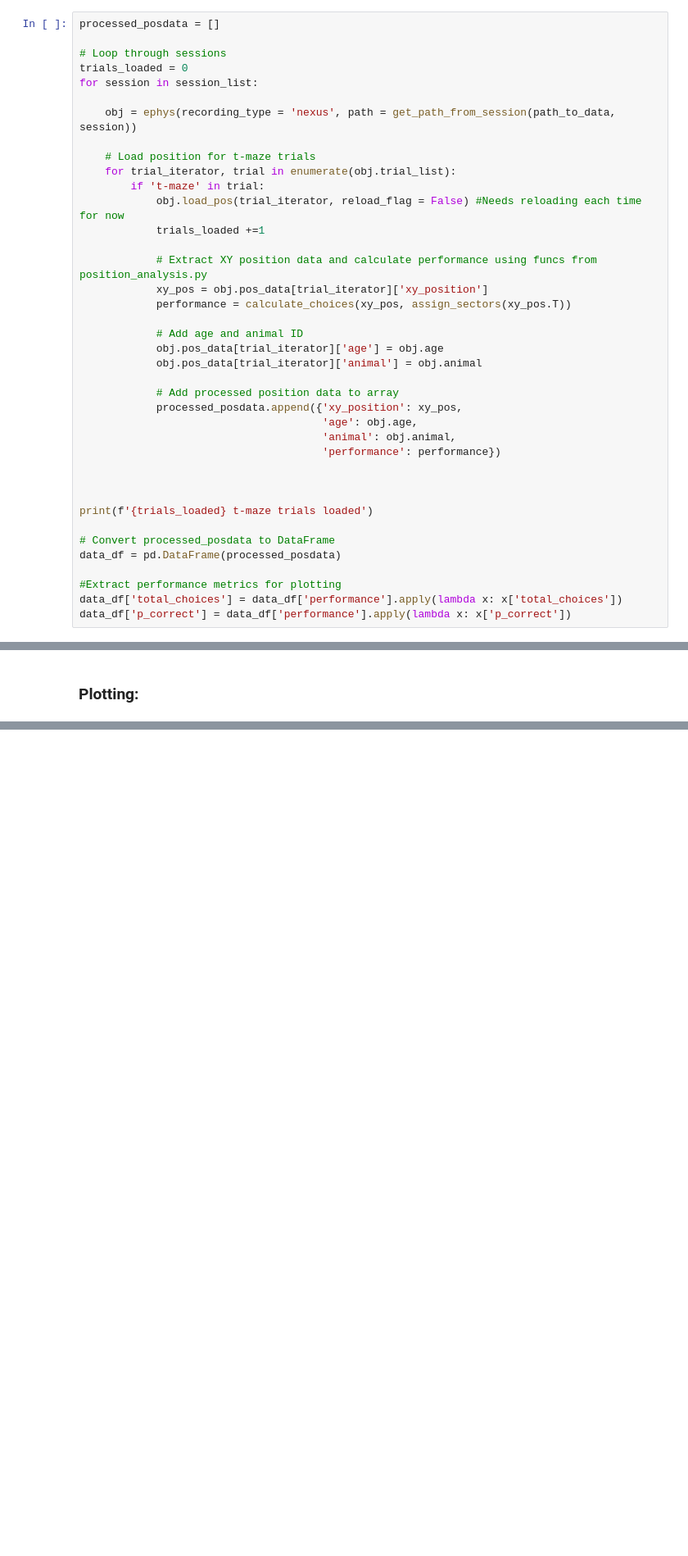
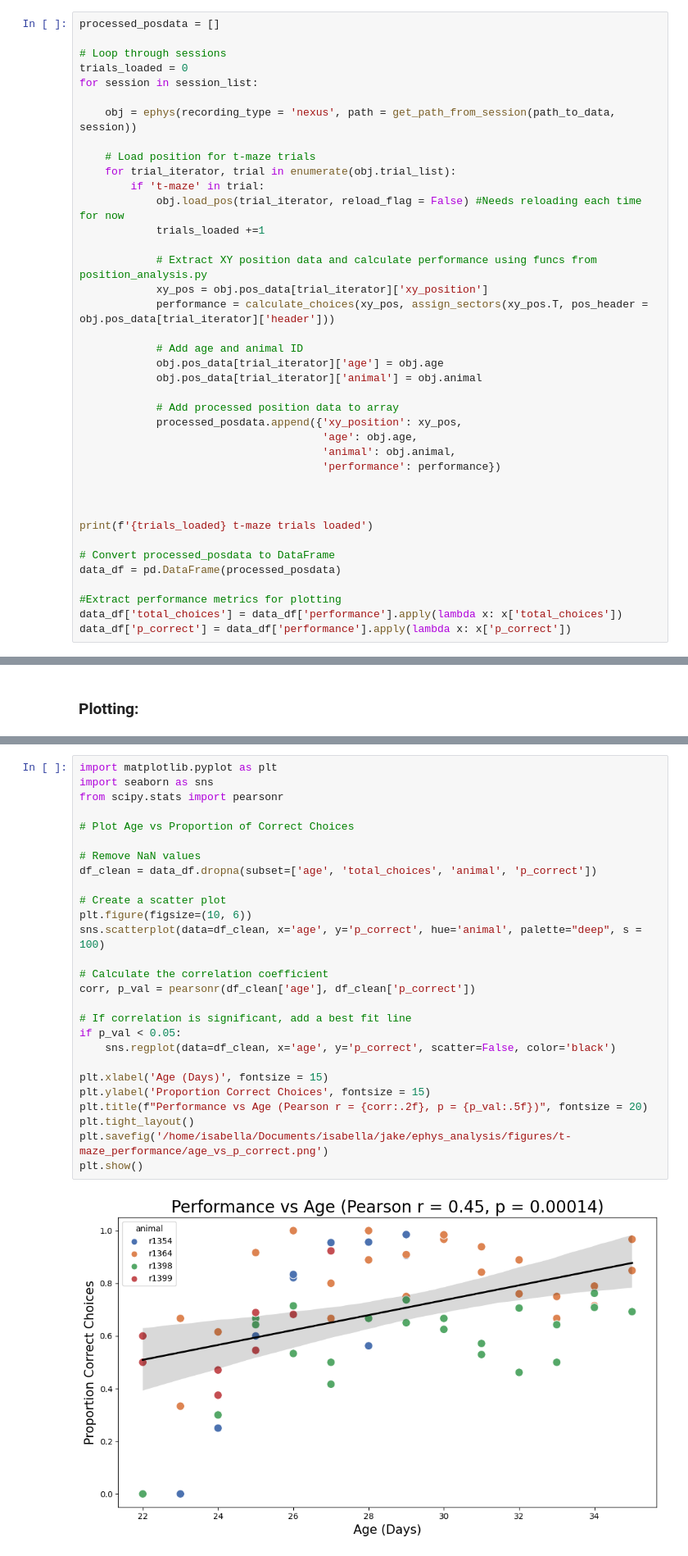
Before and after one commit to jakeswann1/SpElT, a Jupyter notebook: analysis/Position Loading & Analysis.ipynb, the cells around one changed output, grey strips where cells are left out. Shown at 82% size. Drawn from its saved outputs; the diff is of its cells as text; blank space fills up the shorter version.

```diff
--- a/analysis/Position Loading & Analysis.ipynb
+++ b/analysis/Position Loading & Analysis.ipynb
@@ -49,7 +49,7 @@ for session in session_list:
 
             # Extract XY position data and calculate performance using funcs from position_analysis.py
             xy_pos = obj.pos_data[trial_iterator]['xy_position']
-            performance = calculate_choices(xy_pos, assign_sectors(xy_pos.T))
+            performance = calculate_choices(xy_pos, assign_sectors(xy_pos.T, pos_header = obj.pos_data[trial_iterator]['header']))
 
             # Add age and animal ID
             obj.pos_data[trial_iterator]['age'] = obj.age
@@ -138,3 +115,32 @@ plt.show()
+# %%
+import matplotlib.pyplot as plt
+import seaborn as sns
+from scipy.stats import pearsonr
+
+# Plot Age vs Proportion of Correct Choices
+
+# Remove NaN values
+df_clean = data_df.dropna(subset=['age', 'total_choices', 'animal', 'p_correct'])
+
+# Create a scatter plot
+plt.figure(figsize=(10, 6))
+sns.scatterplot(data=df_clean, x='age', y='p_correct', hue='animal', palette="deep", s = 100)
+
+# Calculate the correlation coefficient
+corr, p_val = pearsonr(df_clean['age'], df_clean['p_correct'])
+
+# If correlation is significant, add a best fit line
+if p_val < 0.05:
+    sns.regplot(data=df_clean, x='age', y='p_correct', scatter=False, color='black')
+
+plt.xlabel('Age (Days)', fontsize = 15)
+plt.ylabel('Proportion Correct Choices', fontsize = 15)
+plt.title(f"Performance vs Age (Pearson r = {corr:.2f}, p = {p_val:.5f})", fontsize = 20)
+plt.tight_layout()
+plt.savefig('/home/isabella/Documents/isabella/jake/ephys_analysis/figures/t-maze_performance/age_vs_p_correct.png')
+plt.show()
+# %% [output]
+[figure, new version]
 # %%
 
 
```
Also changed, not shown: parts of 3 cells of this notebook, 2 other files.
